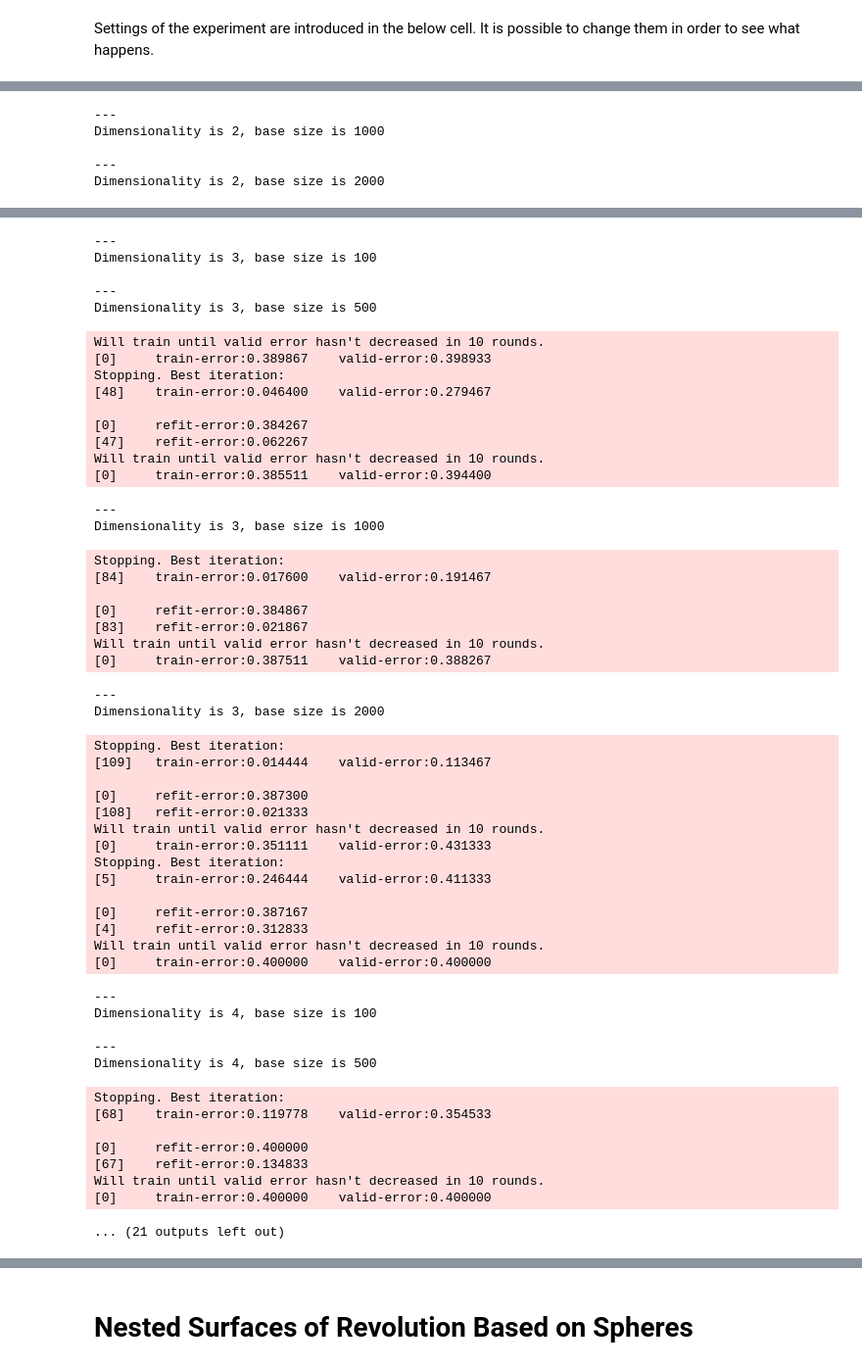
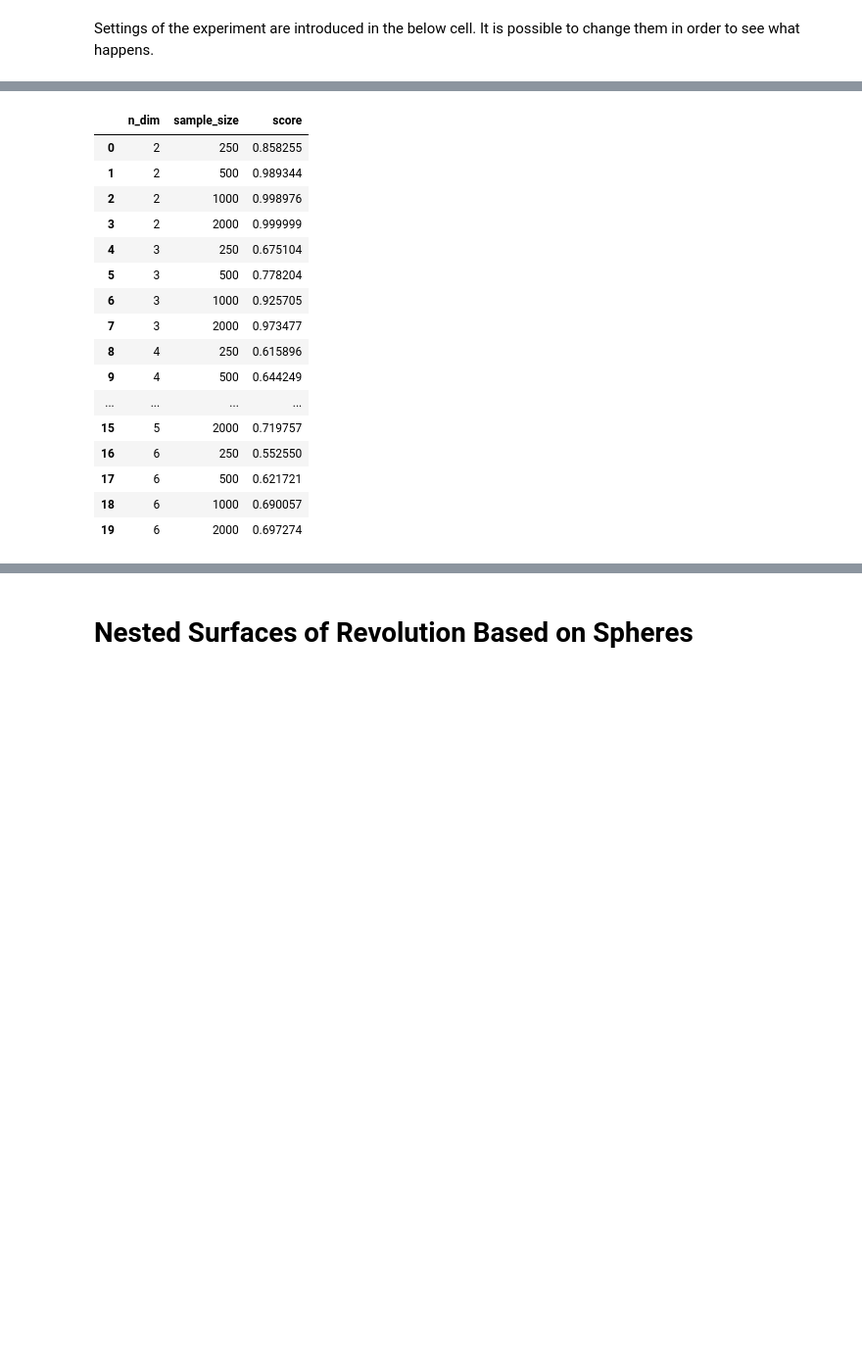
Before and after one commit to Nikolay-Lysenko/presentations, a Jupyter notebook: hard_use_and_abuse/xgboost_vs_nested_shapes.ipynb, the cells around one changed output, grey strips where cells are left out. Shown at 98% size. Saved outputs shown, nothing was run; the diff lists cells and outputs as text; code cells hidden in the pictures; blank space fills up the shorter version.

```diff
--- a/hard_use_and_abuse/xgboost_vs_nested_shapes.ipynb
+++ b/hard_use_and_abuse/xgboost_vs_nested_shapes.ipynb
@@ -171,7 +174,8 @@ for n_dim, sample_size in product(dims, base_sizes):
     adjusted_size = (curse_adjustment_factor ** (n_dim - 2)) * sample_size
     dataset = synthesize_nested_spheres_dataset(positive_radii, negative_radii,
                                                 n_dim, adjusted_size)
-    score = eveluate_xgboost_performance(dataset)
+     # Decision stumps work poorly here and so deeper trees are required.
+    score = eveluate_xgboost_performance(dataset, max_depth=10)
     scores.append({'n_dim': n_dim, 'sample_size': sample_size, 'score': score})
 
 scores_df = pd.DataFrame(scores)
@@ -202,5 +200,0 @@ Will train until valid error hasn't decreased in 10 rounds.
----
-Dimensionality is 2, base size is 1000
-
----
-Dimensionality is 2, base size is 2000
@@ -216,55 +201,20 @@ Stopping. Best iteration:
----
-Dimensionality is 3, base size is 100
-
----
-Dimensionality is 3, base size is 500
-Will train until valid error hasn't decreased in 10 rounds.
-[0]     train-error:0.389867    valid-error:0.398933
-Stopping. Best iteration:
-[48]    train-error:0.046400    valid-error:0.279467
-
-[0]     refit-error:0.384267
-[47]    refit-error:0.062267
-Will train until valid error hasn't decreased in 10 rounds.
-[0]     train-error:0.385511    valid-error:0.394400
----
-Dimensionality is 3, base size is 1000
-Stopping. Best iteration:
-[84]    train-error:0.017600    valid-error:0.191467
-
-[0]     refit-error:0.384867
-[83]    refit-error:0.021867
-Will train until valid error hasn't decreased in 10 rounds.
-[0]     train-error:0.387511    valid-error:0.388267
----
-Dimensionality is 3, base size is 2000
-Stopping. Best iteration:
-[109]   train-error:0.014444    valid-error:0.113467
-
-[0]     refit-error:0.387300
-[108]   refit-error:0.021333
-Will train until valid error hasn't decreased in 10 rounds.
-[0]     train-error:0.351111    valid-error:0.431333
-Stopping. Best iteration:
-[5]     train-error:0.246444    valid-error:0.411333
-
-[0]     refit-error:0.387167
-[4]     refit-error:0.312833
-Will train until valid error hasn't decreased in 10 rounds.
-[0]     train-error:0.400000    valid-error:0.400000
----
-Dimensionality is 4, base size is 100
-
----
-Dimensionality is 4, base size is 500
-Stopping. Best iteration:
-[68]    train-error:0.119778    valid-error:0.354533
-
-[0]     refit-error:0.400000
-[67]    refit-error:0.134833
-Will train until valid error hasn't decreased in 10 rounds.
-[0]     train-error:0.400000    valid-error:0.400000
-... (21 outputs left out)
+|  | n_dim | sample_size | score |
+| 0 | 2 | 250 | 0.858255 |
+| 1 | 2 | 500 | 0.989344 |
+| 2 | 2 | 1000 | 0.998976 |
+| 3 | 2 | 2000 | 0.999999 |
+| 4 | 3 | 250 | 0.675104 |
+| 5 | 3 | 500 | 0.778204 |
+| 6 | 3 | 1000 | 0.925705 |
+| 7 | 3 | 2000 | 0.973477 |
+| 8 | 4 | 250 | 0.615896 |
+| 9 | 4 | 500 | 0.644249 |
+| ... | ... | ... | ... |
+| 15 | 5 | 2000 | 0.719757 |
+| 16 | 6 | 250 | 0.552550 |
+| 17 | 6 | 500 | 0.621721 |
+| 18 | 6 | 1000 | 0.690057 |
+| 19 | 6 | 2000 | 0.697274 |
 # %%
 fig = plt.figure(figsize=(10, 10))
 ax = fig.add_subplot(111)
```
Also changed, not shown: parts of 14 cells of this notebook.
